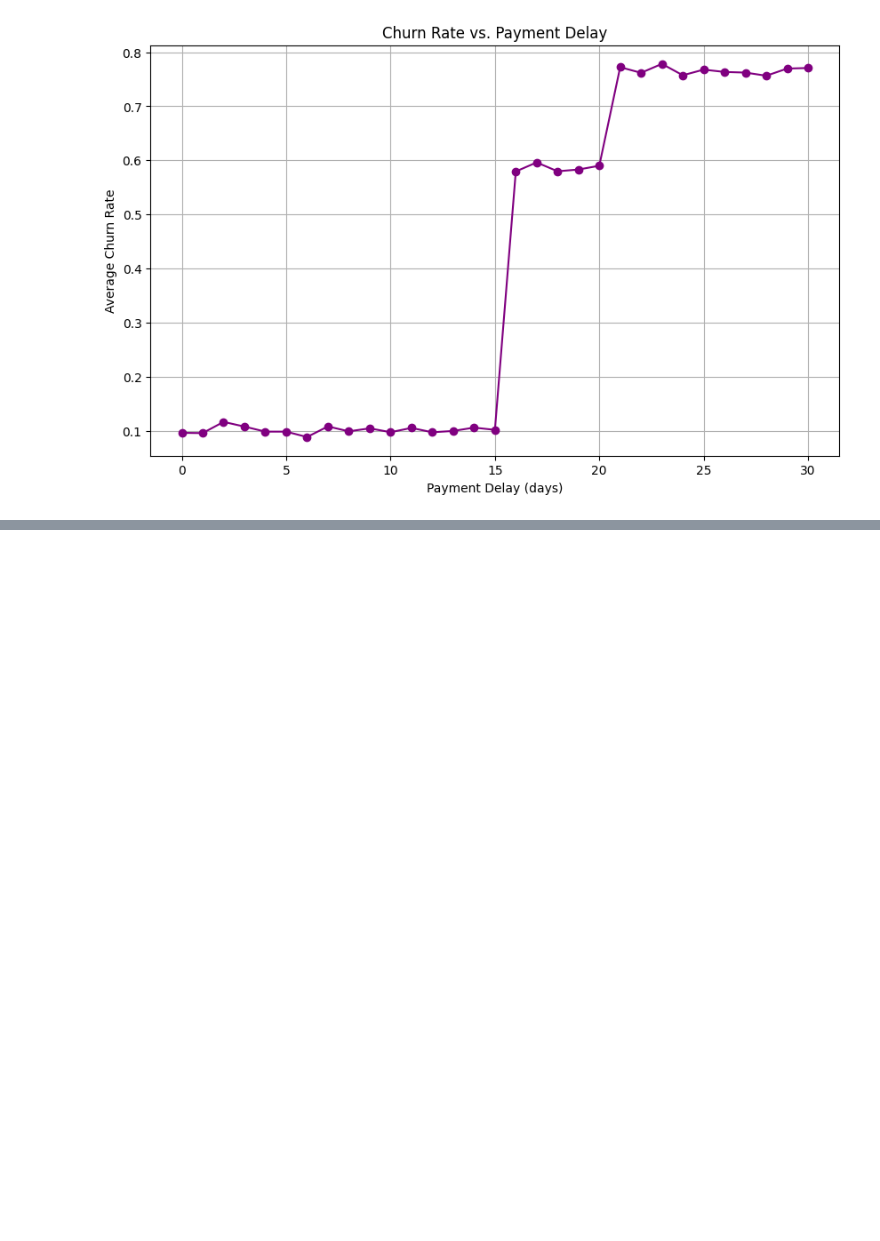
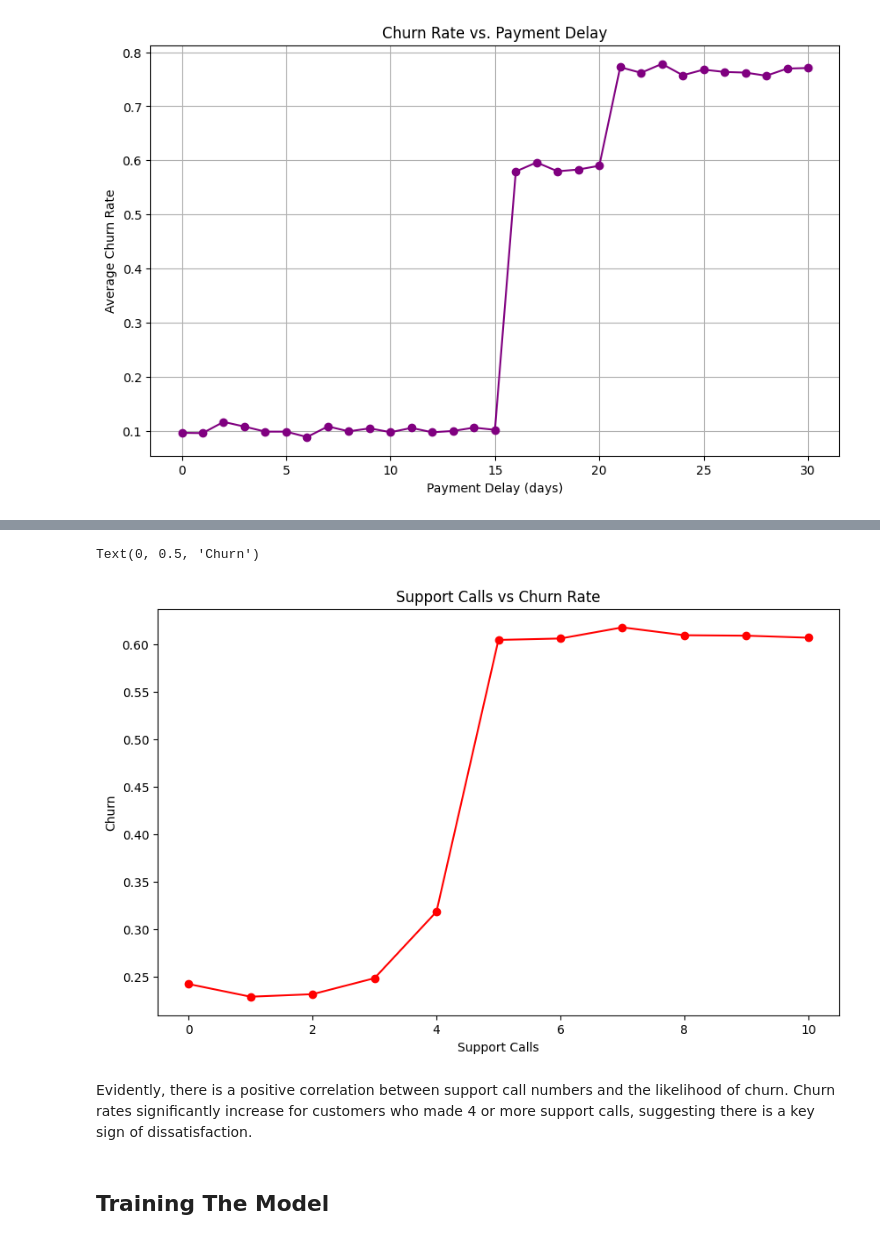
Before and after one commit to sahithidj/p1-customer-churn, a Jupyter notebook: notebooks/customer-churn.ipynb, the cells around one changed output, grey strips where cells are left out. Saved outputs shown, nothing was run; the diff lists cells and outputs as text; code cells hidden in the pictures; blank space fills up the shorter version.

Commit message:
more eda, started model training

```diff
--- a/notebooks/customer-churn.ipynb
+++ b/notebooks/customer-churn.ipynb
@@ -191,0 +246,16 @@ plt.show()
+# %%
+#showing average churn rate by support calls cateogry:
+churn_by_calls = train_df.groupby("Support Calls")["Churn"].mean()
+
+plt.figure(figsize=(10, 6))
+plt.plot(churn_by_calls.index, churn_by_calls.values, marker='o', color='red')
+plt.title("Support Calls vs Churn Rate")
+plt.xlabel("Support Calls")
+plt.ylabel("Churn")
+# %% [output]
+Text(0, 0.5, 'Churn')
+[figure, added]
+# %% [markdown]
+Evidently, there is a positive correlation between support call numbers and the likelihood of churn. Churn rates significantly increase for customers who made 4 or more support calls, suggesting there is a key sign of dissatisfaction.
+# %% [markdown]
+## Training The Model
```
Also changed, not shown: parts of 19 cells of this notebook, 1 other file.
